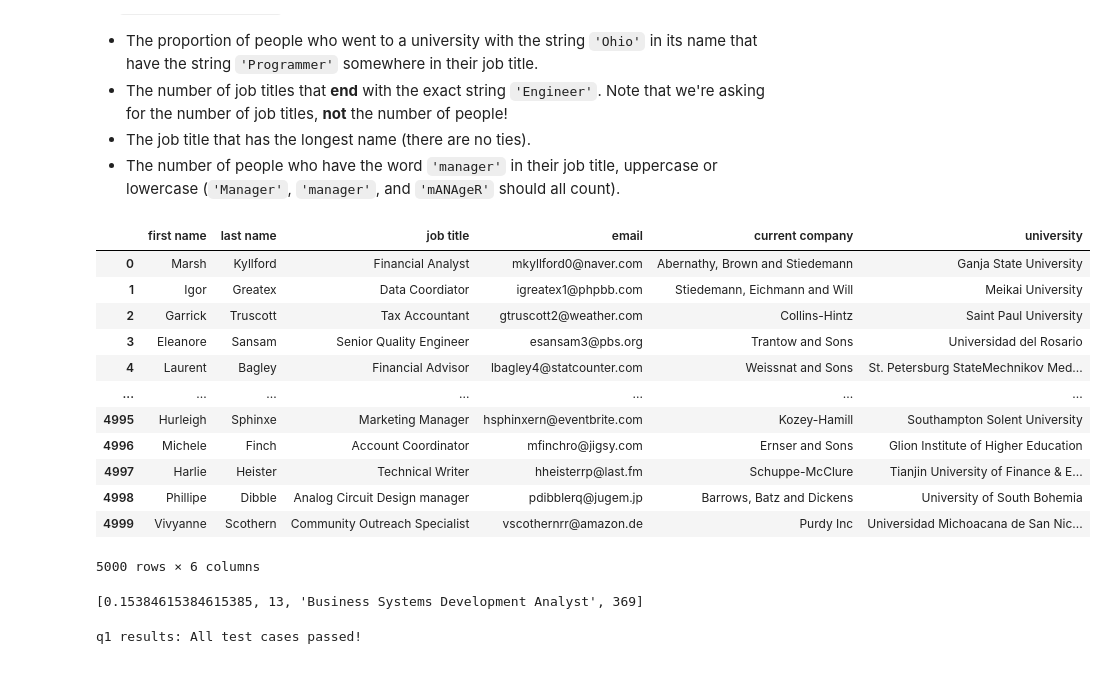
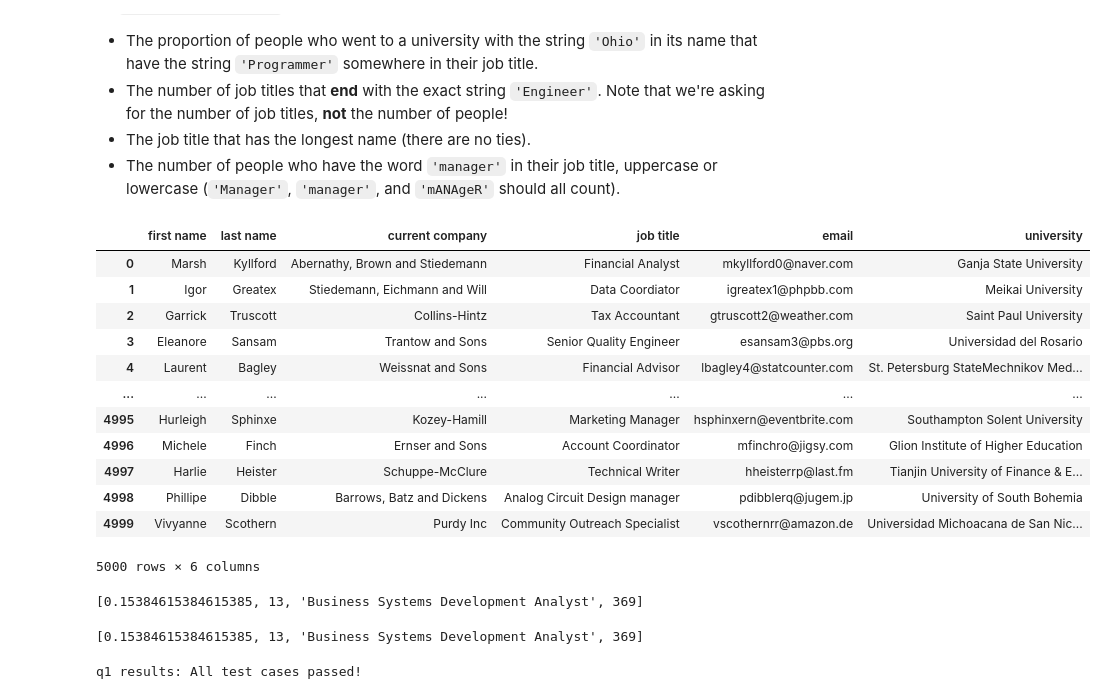
Before and after one commit to Sweekrit-B/dsc80-2025-fa, a Jupyter notebook: labs/lab03/lab.ipynb, the cells around one changed output. Saved outputs shown, nothing was run; the diff lists cells and outputs as text; code cells hidden in the pictures.

```diff
--- a/labs/lab03/lab.ipynb
+++ b/labs/lab03/lab.ipynb
@@ -85,43 +85,44 @@ Complete the implementation of the function `com_stats`, which takes in a DataFr
 # %%
 directory = Path('data') / 'responses'
 directory = Path(directory)
 
 # Define a function to normalize the columns of a dataframe
 def normalize_cols(df):
     df.columns = df.columns.str.lower()
     df.columns = df.columns.str.replace('_', ' ')
     return df
 
 # Define a list for which we add dataframes to
 dfs = []
 
 # For each path in the directory:
 #   1. Read the CSV as a dataframe
 #   2. Normalize the columns of the dataframe
 #   3. Append the dataframe to the list
 
 for path in list(directory.iterdir()):
     df = pd.read_csv(str(path))
     df = normalize_cols(df)
     dfs.append(df)
 
 # Concatenate the dataframes and reset the index
 combined = pd.concat(dfs, ignore_index=True)
 combined = combined.reset_index(drop=True)
+combined = combined[['first name', 'last name', 'current company', 'job title', 'email', 'university']]
 combined
 # %% [output]
-|  | first name | last name | job title | email | current company | university |
-| 0 | Marsh | Kyllford | Financial Analyst | mkyllford0@naver.com | Abernathy, Brown and Stiedemann | Ganja State University |
-| 1 | Igor | Greatex | Data Coordiator | igreatex1@phpbb.com | Stiedemann, Eichmann and Will | Meikai University |
-| 2 | Garrick | Truscott | Tax Accountant | gtruscott2@weather.com | Collins-Hintz | Saint Paul University |
-| 3 | Eleanore | Sansam | Senior Quality Engineer | esansam3@pbs.org | Trantow and Sons | Universidad del Rosario |
-| 4 | Laurent | Bagley | Financial Advisor | lbagley4@statcounter.com | Weissnat and Sons | St. Petersburg StateMechnikov Med... |
+|  | first name | last name | current company | job title | email | university |
+| 0 | Marsh | Kyllford | Abernathy, Brown and Stiedemann | Financial Analyst | mkyllford0@naver.com | Ganja State University |
+| 1 | Igor | Greatex | Stiedemann, Eichmann and Will | Data Coordiator | igreatex1@phpbb.com | Meikai University |
+| 2 | Garrick | Truscott | Collins-Hintz | Tax Accountant | gtruscott2@weather.com | Saint Paul University |
+| 3 | Eleanore | Sansam | Trantow and Sons | Senior Quality Engineer | esansam3@pbs.org | Universidad del Rosario |
+| 4 | Laurent | Bagley | Weissnat and Sons | Financial Advisor | lbagley4@statcounter.com | St. Petersburg StateMechnikov Med... |
 | ... | ... | ... | ... | ... | ... | ... |
-| 4995 | Hurleigh | Sphinxe | Marketing Manager | hsphinxern@eventbrite.com | Kozey-Hamill | Southampton Solent University |
-| 4996 | Michele | Finch | Account Coordinator | mfinchro@jigsy.com | Ernser and Sons | Glion Institute of Higher Education |
-| 4997 | Harlie | Heister | Technical Writer | hheisterrp@last.fm | Schuppe-McClure | Tianjin University of Finance & E... |
-| 4998 | Phillipe | Dibble | Analog Circuit Design manager | pdibblerq@jugem.jp | Barrows, Batz and Dickens | University of South Bohemia |
-| 4999 | Vivyanne | Scothern | Community Outreach Specialist | vscothernrr@amazon.de | Purdy Inc | Universidad Michoacana de San Nic... |
+| 4995 | Hurleigh | Sphinxe | Kozey-Hamill | Marketing Manager | hsphinxern@eventbrite.com | Southampton Solent University |
+| 4996 | Michele | Finch | Ernser and Sons | Account Coordinator | mfinchro@jigsy.com | Glion Institute of Higher Education |
+| 4997 | Harlie | Heister | Schuppe-McClure | Technical Writer | hheisterrp@last.fm | Tianjin University of Finance & E... |
+| 4998 | Phillipe | Dibble | Barrows, Batz and Dickens | Analog Circuit Design manager | pdibblerq@jugem.jp | University of South Bohemia |
+| 4999 | Vivyanne | Scothern | Purdy Inc | Community Outreach Specialist | vscothernrr@amazon.de | Universidad Michoacana de San Nic... |
 5000 rows × 6 columns
 # %%
 # Proportion of people with 'Programmer' in their job title who went to a university with 'Ohio" in it
@@ -142,6 +143,9 @@ val4 = combined['job title'].str.lower().str.contains('manager').sum()
 dirname = Path('data') / 'responses'
 q1_out = read_linkedin_survey(dirname)
 stats_out = com_stats(q1_out)
+stats_out
+# %% [output]
+[0.15384615384615385, 13, 'Business Systems Development Analyst', 369]
 # %%
 grader.check("q1")
 # %% [output]
```
Also changed, not shown: parts of 4 cells of this notebook, 10 other files.
